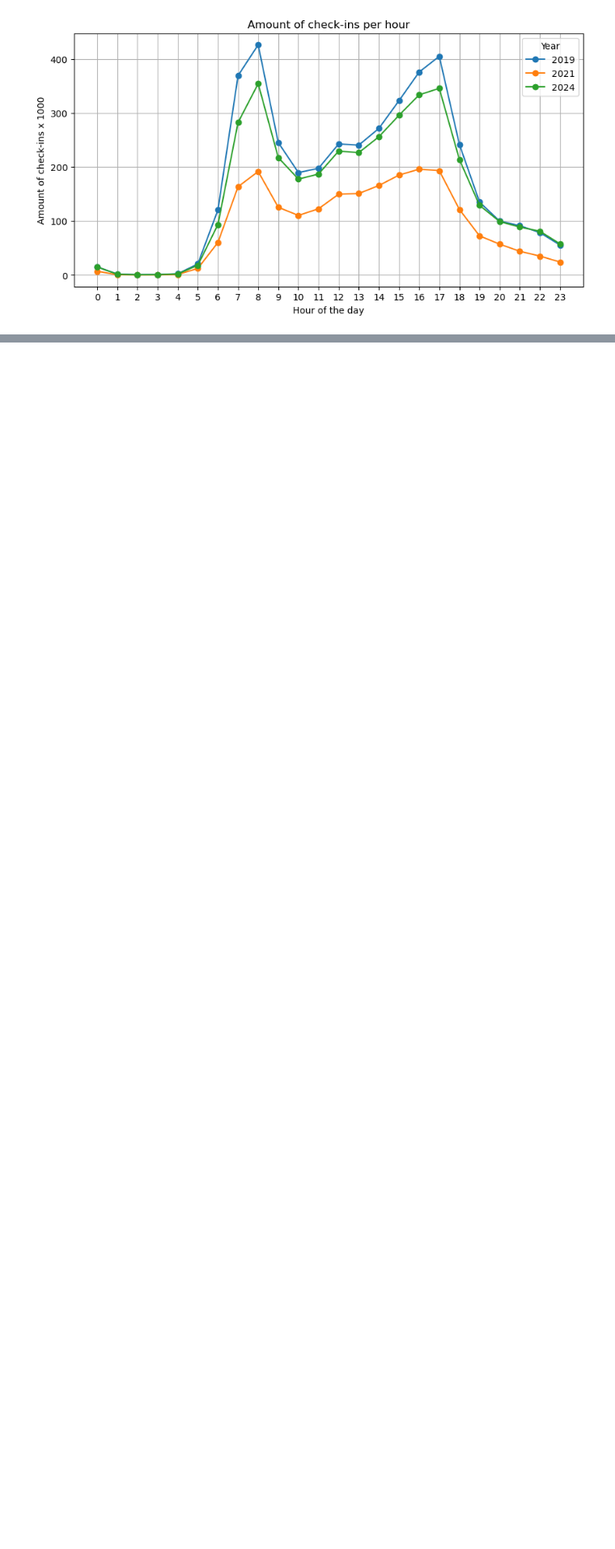
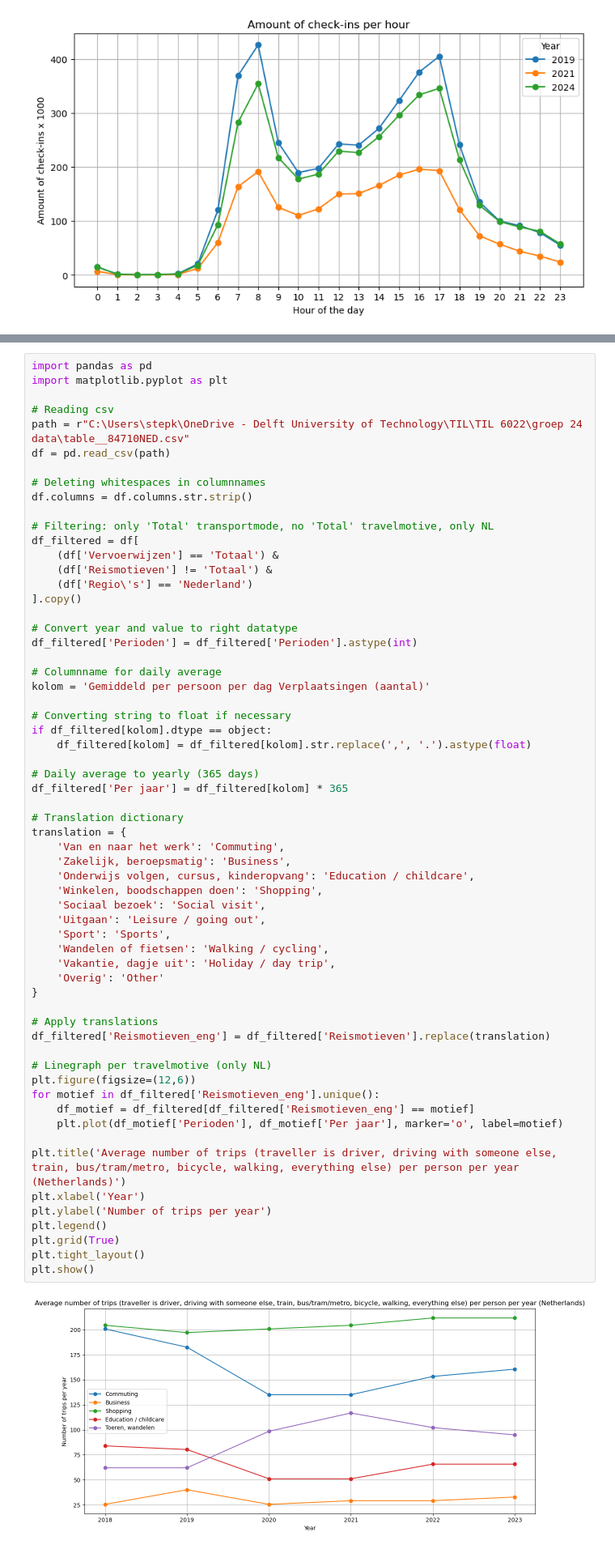
Before and after one commit to lotterus2003/groep24, a Jupyter notebook: Subquestion_3.ipynb, the cells around one changed output, grey strips where cells are left out. Shown at 81% size. Saved outputs shown, nothing was run; the diff lists cells and outputs as text; blank space fills up the shorter version.

```diff
--- a/Subquestion_3.ipynb
+++ b/Subquestion_3.ipynb
@@ -48,0 +51,63 @@ Tabellen maken
+# %%
+import pandas as pd
+import matplotlib.pyplot as plt
+
+# Reading csv
+path = r"C:\Users\stepk\OneDrive - Delft University of Technology\TIL\TIL 6022\groep 24 data\table__84710NED.csv"
+df = pd.read_csv(path)
+
+# Deleting whitespaces in columnnames
+df.columns = df.columns.str.strip()
+
+# Filtering: only 'Total' transportmode, no 'Total' travelmotive, only NL
+df_filtered = df[
+    (df['Vervoerwijzen'] == 'Totaal') &
+    (df['Reismotieven'] != 'Totaal') &
+    (df['Regio\'s'] == 'Nederland')
+].copy()
+
+# Convert year and value to right datatype
+df_filtered['Perioden'] = df_filtered['Perioden'].astype(int)
+
+# Columnname for daily average
+kolom = 'Gemiddeld per persoon per dag Verplaatsingen (aantal)'
+
+# Converting string to float if necessary
+if df_filtered[kolom].dtype == object:
+    df_filtered[kolom] = df_filtered[kolom].str.replace(',', '.').astype(float)
+
+# Daily average to yearly (365 days)
+df_filtered['Per jaar'] = df_filtered[kolom] * 365
+
+# Translation dictionary
+translation = {
+    'Van en naar het werk': 'Commuting',
+    'Zakelijk, beroepsmatig': 'Business',
+    'Onderwijs volgen, cursus, kinderopvang': 'Education / childcare',
+    'Winkelen, boodschappen doen': 'Shopping',
+    'Sociaal bezoek': 'Social visit',
+    'Uitgaan': 'Leisure / going out',
+    'Sport': 'Sports',
+    'Wandelen of fietsen': 'Walking / cycling',
+    'Vakantie, dagje uit': 'Holiday / day trip',
+    'Overig': 'Other'
+}
+
+# Apply translations
+df_filtered['Reismotieven_eng'] = df_filtered['Reismotieven'].replace(translation)
+
+# Linegraph per travelmotive (only NL)
+plt.figure(figsize=(12,6))
+for motief in df_filtered['Reismotieven_eng'].unique():
+    df_motief = df_filtered[df_filtered['Reismotieven_eng'] == motief]
+    plt.plot(df_motief['Perioden'], df_motief['Per jaar'], marker='o', label=motief)
+
+plt.title('Average number of trips (traveller is driver, driving with someone else, train, bus/tram/metro, bicycle, walking, everything else) per person per year (Netherlands)')
+plt.xlabel('Year')
+plt.ylabel('Number of trips per year')
+plt.legend()
+plt.grid(True)
+plt.tight_layout()
+plt.show()
+# %% [output]
+[figure, added]
```
Also changed, not shown: parts of 4 cells of this notebook.
